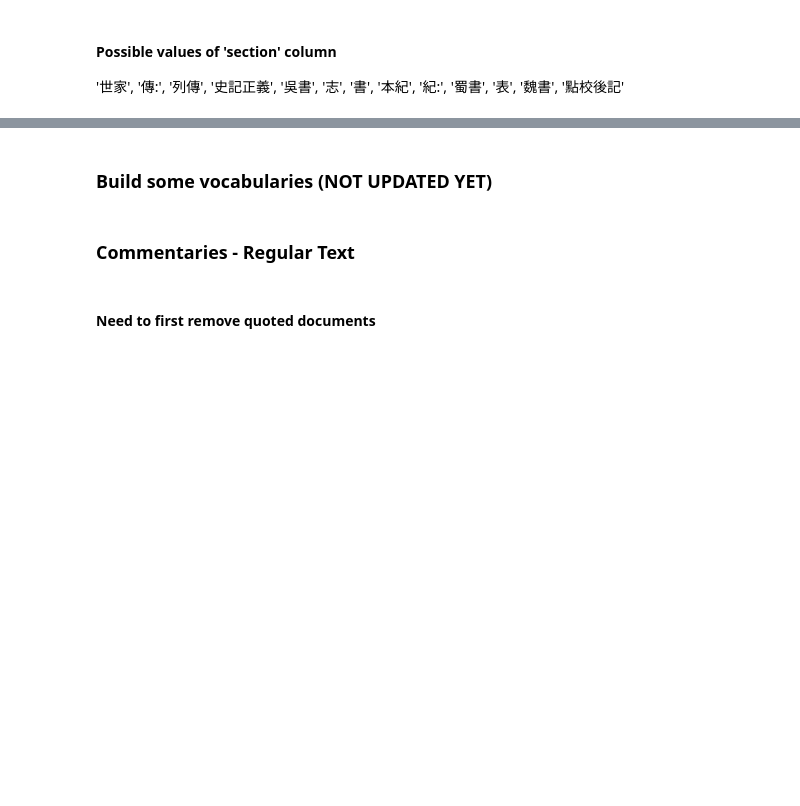
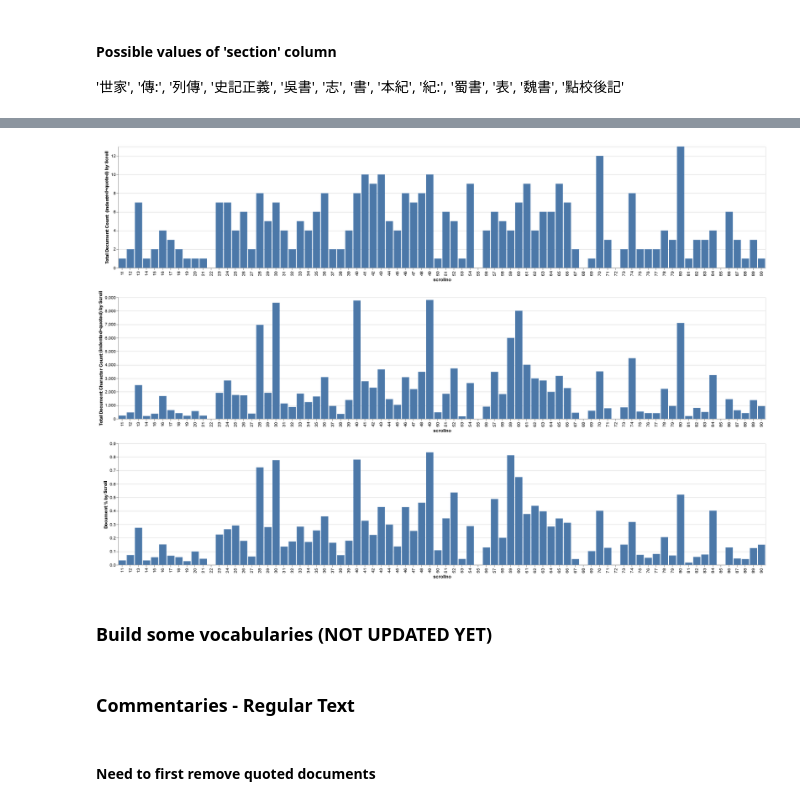
Before and after one commit to Dazera/docanalysis, a Jupyter notebook: DocAnalysis.ipynb, the cells around one changed output, grey strips where cells are left out. Cells and saved outputs as stored; diff of their text form; code cells hidden in the pictures; blank space fills up the shorter version.

```diff
--- a/DocAnalysis.ipynb
+++ b/DocAnalysis.ipynb
@@ -322,0 +235,4 @@ Books[0].commentaries[:10]
+# %%
+zz = dfBios[dfBios.book=='HouHanShu'].groupby('scrollno')['grandChar', 'iDocsM', 'iDocsCharM', 'qDocsM', 'qDocsCharM', 'commentaryChar', 'qDocsC', 'qDocsCharC'].sum()
+zz['DocPercentage'] = (zz['iDocsCharM'] + zz['qDocsCharM'] + zz['qDocsCharC']) / (zz['grandChar']  + zz['commentaryChar'])
+zz.head(20)
@@ -323,3 +258,43 @@ Books[0].commentaries[:10]
+# %%
+def chartDocsByScroll(df, book):
+
+    zz = df[df.book==book].groupby('scrollno')['grandChar', 'iDocsM', 'iDocsCharM', 'qDocsM', 'qDocsCharM', 'commentaryChar', 'qDocsC', 'qDocsCharC'].sum()
+    zz['DocPercentage'] = (zz['iDocsCharM'] + zz['qDocsCharM'] + zz['qDocsCharC']) / (zz['grandChar']  + zz['commentaryChar'])
+
+    # doc count
+    dfPlot1 = pd.DataFrame({
+        'scrollno': zz.index.to_numpy(),
+        'Docs': zz['iDocsM'].to_numpy() + zz['qDocsM'].to_numpy() + zz['qDocsC'].to_numpy()
+    })
+    chart1 = alt.Chart(dfPlot1).mark_bar().encode(
+        y=alt.Y('Docs:Q', axis=alt.Axis(format='', title='Total Document Count \n(indented+quoted) by Scroll')),
+        x='scrollno:O'
+    )
+    # doc character count
+    dfPlot2 = pd.DataFrame({
+        'scrollno': zz.index.to_numpy(),
+        'DocsChar': zz['iDocsCharM'].to_numpy() + zz['qDocsCharM'].to_numpy() + zz['qDocsCharC'].to_numpy()
+    })
+    chart2 = alt.Chart(dfPlot2).mark_bar().encode(
+        y=alt.Y('DocsChar:Q', axis=alt.Axis(format='', title='Total Document Character Count (indented+quoted) by Scroll')),
+        x='scrollno:O'
+    )
+    # doc character % as total main text
+    dfPlot3 = pd.DataFrame({
+        'scrollno': zz.index.to_numpy(),
+        'DocsPercentM': (zz['iDocsCharM'].to_numpy() + zz['qDocsCharM'].to_numpy()  + zz['qDocsCharC'].to_numpy()) / \
+                        (zz['grandChar'].to_numpy() + zz['commentaryChar'].to_numpy())
+    })
+    chart3 = alt.Chart(dfPlot3).mark_bar().encode(
+        y=alt.Y('DocsPercentM:Q', axis=alt.Axis(format='', title='Document % by Scroll')),
+        x='scrollno:O'
+    )
+
+    return alt.vconcat(chart1, chart2, chart3)
+# %%
+chartDocsByScroll(dfBios, 'HouHanShu')
+# %% [output]
+[figure, added]
 # %% [markdown]
 ### Build some vocabularies (NOT UPDATED YET)
 # %%
```
Also changed, not shown: parts of 43 cells of this notebook, 1 other file.
